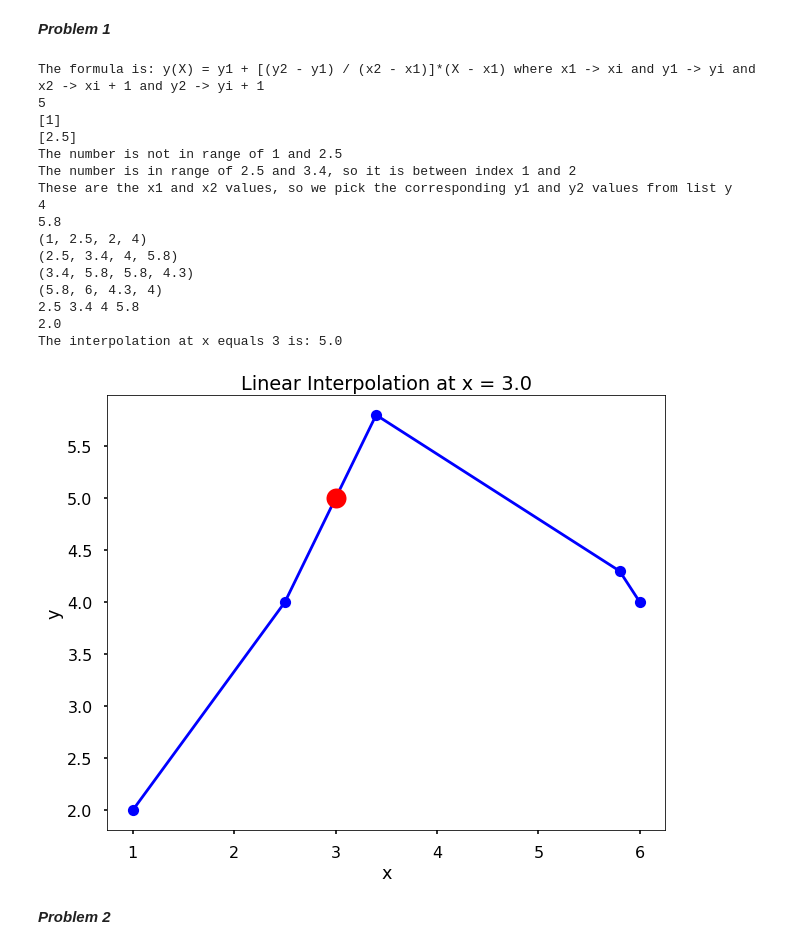
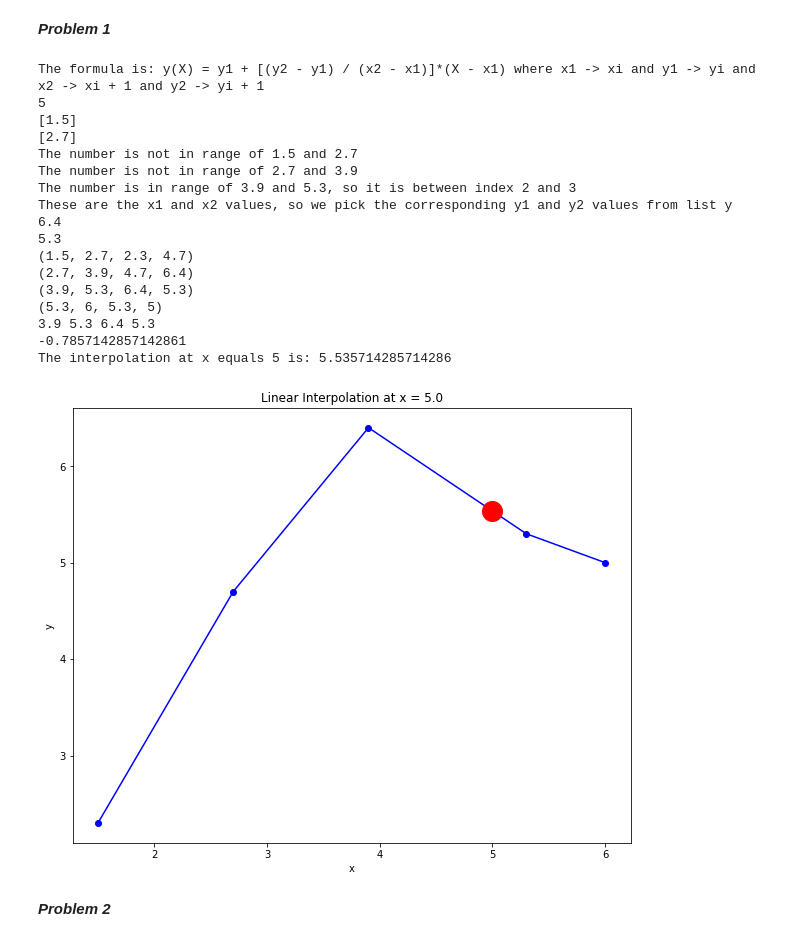
Before and after one commit to hyperkraz/MAT421, a Jupyter notebook: HW2.ipynb, the cells around one changed output. Saved outputs shown, nothing was run; the diff lists cells and outputs as text; code cells hidden in the pictures.

```diff
--- a/HW2.ipynb
+++ b/HW2.ipynb
@@ -31,42 +31,43 @@ def my_lin_interp(x_arr, y_arr, x_value):
       print("The number is not in range of {} and {}".format(x[j], x[j + 1]))
     j += 1
 
-x_arr, y_arr = [1, 2.5, 3.4, 5.8, 6], [2, 4, 5.8, 4.3, 4]
-x_value = 3
+x_arr, y_arr = [1.5, 2.7, 3.9, 5.3, 6], [2.3, 4.7, 6.4, 5.3, 5]
+x_value = 5
 x1, x2, y1, y2 = my_lin_interp(x_arr, y_arr, x_value)
 print(x1, x2, y1, y2)
 slope = (y2 - y1) / (x2 - x1)
 print(slope)
-y_x_value = y1 + slope*(x_val - x1)
-print("The interpolation at x equals 3 is:", y_x_value)
+y_x_value = y1 + slope*(x_value - x1)
+print("The interpolation at x equals 5 is:", y_x_value)
 # %% [output]
 The formula is: y(X) = y1 + [(y2 - y1) / (x2 - x1)]*(X - x1) where x1 -> xi and y1 -> yi and x2 -> xi + 1 and y2 -> yi + 1
 5
-[1]
-[2.5]
-The number is not in range of 1 and 2.5
-The number is in range of 2.5 and 3.4, so it is between index 1 and 2
+[1.5]
+[2.7]
+The number is not in range of 1.5 and 2.7
+The number is not in range of 2.7 and 3.9
+The number is in range of 3.9 and 5.3, so it is between index 2 and 3
 These are the x1 and x2 values, so we pick the corresponding y1 and y2 values from list y
-4
-5.8
-(1, 2.5, 2, 4)
-(2.5, 3.4, 4, 5.8)
-(3.4, 5.8, 5.8, 4.3)
-(5.8, 6, 4.3, 4)
-2.5 3.4 4 5.8
-2.0
-The interpolation at x equals 3 is: 5.0
+6.4
+5.3
+(1.5, 2.7, 2.3, 4.7)
+(2.7, 3.9, 4.7, 6.4)
+(3.9, 5.3, 6.4, 5.3)
+(5.3, 6, 5.3, 5)
+3.9 5.3 6.4 5.3
+-0.7857142857142861
+The interpolation at x equals 5 is: 5.535714285714286
 # %%
 import matplotlib.pyplot as plt
 plt.figure(figsize = (10,8))
 plt.plot(x_arr, y_arr, '-ob')
-plt.plot(3.0, y_x_value, 'ro', markersize=20)
-plt.title('Linear Interpolation at x = 3.0')
+plt.plot(5.0, y_x_value, 'ro', markersize=20)
+plt.title('Linear Interpolation at x = 5.0')
 plt.xlabel('x')
 plt.ylabel('y')
 plt.show()
 # %% [output]
-[figure, old version]
+[figure, new version]
 # %% [markdown]
 ***Problem 2***
 # %%
```
Also changed, not shown: parts of 2 cells of this notebook.
